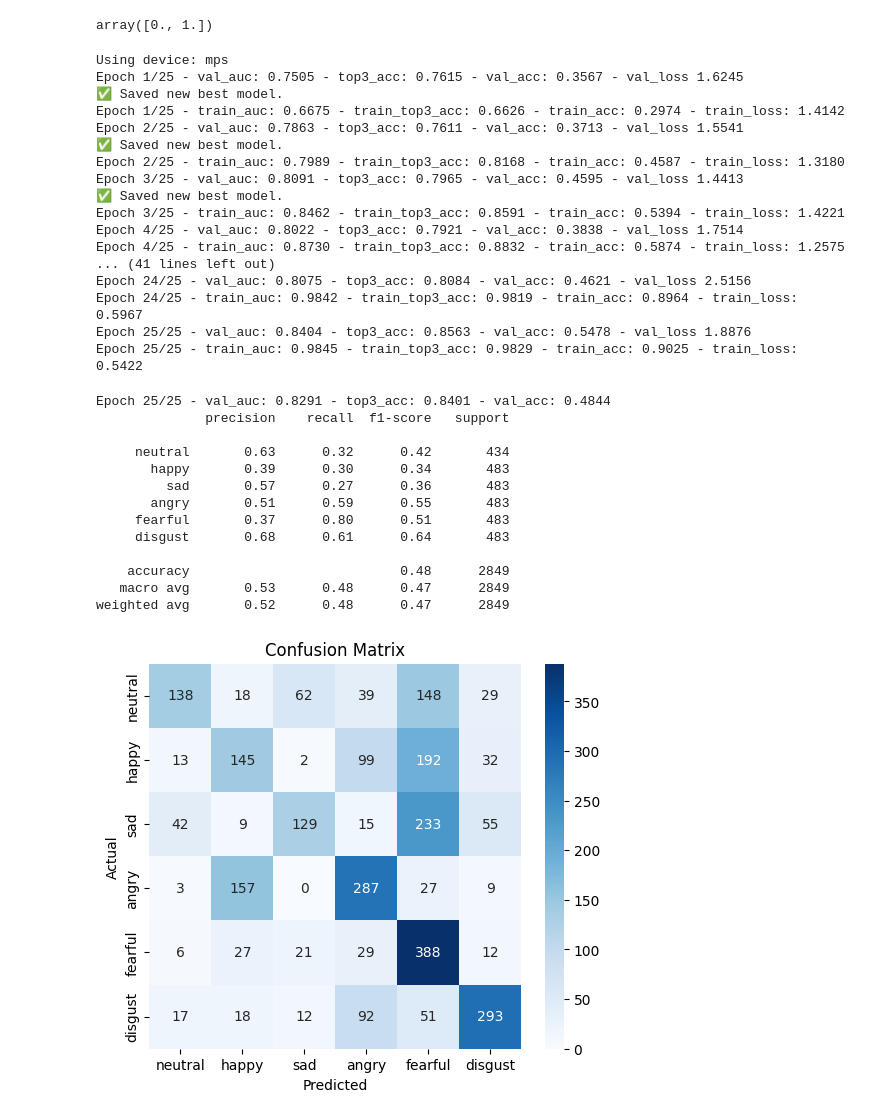
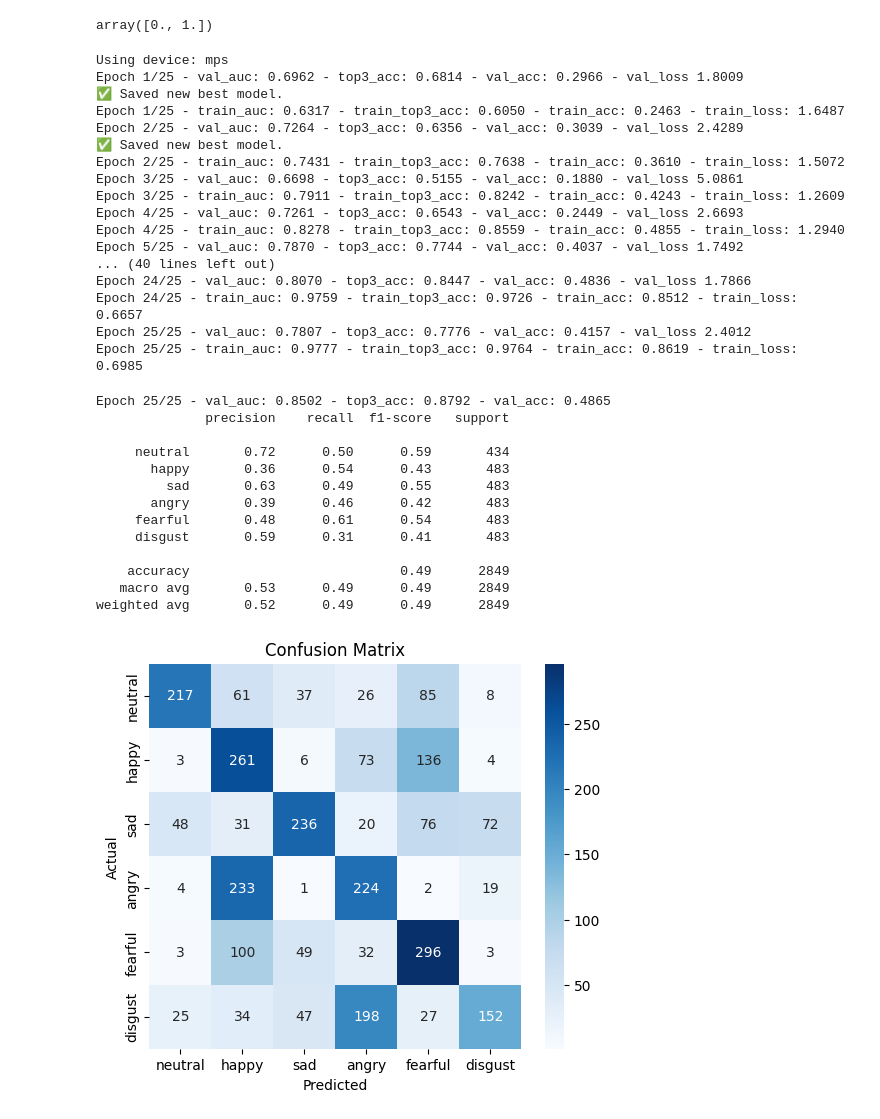
Before and after one commit to michelraskin/simplicialcomplex, a Jupyter notebook: notebook.ipynb, the cells around one changed output. Saved outputs shown, nothing was run; the diff lists cells and outputs as text; code cells hidden in the pictures.

```diff
--- a/notebook.ipynb
+++ b/notebook.ipynb
@@ -158,7 +158,7 @@ else:
 
     myData = np.array([myRaw])
     print('finish data')
-    myData = myData.astype('float32')
+    myData = myData.astype('float16')
     myData = np.transpose(myData, (1, 2, 3, 0))
     myEmotionMap = {
         'neutral': 1, 'calm':2, 'happy':3, 'sad':4, 'angry':5, 'fearful':6, 'disgust':7, 'surprised':8
@@ -187,13 +187,13 @@ else:
                         [meleuclid[key]['data'] for key in sorted(meleuclid.keys()) if meleuclid[key]['type'] % 2 == 1],
                         [meltimeeuclid[key]['data'] for key in sorted(meltimeeuclid.keys()) if meltimeeuclid[key]['type'] % 2 == 0],
                         [meltimeeuclid[key]['data'] for key in sorted(meltimeeuclid.keys()) if meltimeeuclid[key]['type'] % 2 == 1],
-                        [mfccwasserstein[key]['data'] for key in sorted(mfccwasserstein.keys()) if mfccwasserstein[key]['type'] % 2 == 0],
-                        [mfccwasserstein[key]['data'] for key in sorted(mfccwasserstein.keys()) if mfccwasserstein[key]['type'] % 2 == 1],
+                        # [mfccwasserstein[key]['data'] for key in sorted(mfccwasserstein.keys()) if mfccwasserstein[key]['type'] % 2 == 0],
+                        # [mfccwasserstein[key]['data'] for key in sorted(mfccwasserstein.keys()) if mfccwasserstein[key]['type'] % 2 == 1],
                         [melwasserstein[key]['data'] for key in sorted(melwasserstein.keys()) if melwasserstein[key]['type'] % 2 == 0],
                         [melwasserstein[key]['data'] for key in sorted(melwasserstein.keys()) if melwasserstein[key]['type'] % 2 == 1]
                         ])
     print('finish data')
-    myData2 = myData2.astype('float32')
+    myData2 = myData2.astype('float16')
     print(myData2.shape)
     myData2 = np.transpose(myData2, (1, 2, 3, 0))
     print(myData2.shape)
@@ -414,9 +414,10 @@ y_train, y_val, y_test = myY[train_idx], myY[val_idx], myY[test_idx]
 
 
 print(X_train.shape)
-X_train_tensor = torch.tensor(X_train.transpose(0, 3, 1, 2), dtype=torch.float32)
-X_train2_tensor = torch.tensor(X_train2.transpose(0, 3, 1, 2), dtype=torch.float32)
-y_train_tensor = torch.tensor(np.argmax(y_train, axis=1), dtype=torch.long)
+has_noise_idx = np.where(myHasNoise[train_idx] == 0)[0]
+X_train_tensor = torch.tensor(X_train[has_noise_idx].transpose(0, 3, 1, 2), dtype=torch.float32)
+X_train2_tensor = torch.tensor(X_train2[has_noise_idx].transpose(0, 3, 1, 2), dtype=torch.float32)
+y_train_tensor = torch.tensor(np.argmax(y_train[has_noise_idx], axis=1), dtype=torch.long)
 
 has_noise_idx = np.where(myHasNoise[val_idx] == 0)[0]
 X_val_tensor = torch.tensor(X_val[has_noise_idx].transpose(0, 3, 1, 2), dtype=torch.float32)
@@ -490,7 +491,7 @@ class CNNModel2(nn.Module):
     def __init__(self, num_classes=6):
         super(CNNModel2, self).__init__()
         self.features = nn.Sequential(
-            nn.Conv2d(8, 32, kernel_size=3, padding=1),
+            nn.Conv2d(6, 32, kernel_size=3, padding=1),
             nn.ReLU(),
             nn.BatchNorm2d(32),
             nn.MaxPool2d(2),
@@ -498,7 +499,7 @@ class CNNModel2(nn.Module):
             nn.Conv2d(32, 32, kernel_size=3, padding=1),
             nn.ReLU(),
             nn.BatchNorm2d(32),
-            nn.AvgPool2d(2),
+            nn.MaxPool2d(2),
 
             nn.Conv2d(32, 32, kernel_size=3, padding=1),
             nn.ReLU(),
@@ -531,7 +532,7 @@ class CombinedModel(nn.Module):
             nn.Dropout(0.3),
             nn.Linear(32, 32),
             nn.ReLU(),
-            nn.Dropout(0.3),
+            # nn.Dropout(0.3),
             nn.Linear(32, num_classes)
         )
     def forward(self, x1, x2):
@@ -719,22 +720,22 @@ for epoch in range(num_epochs):
     print(f"Epoch {epoch+1}/{num_epochs} - train_auc: {val_auc:.4f} - train_top3_acc: {val_top3:.4f} - train_acc: {accuracy.item():.4f} - train_loss: {loss.item():.4f}")
 # %% [output]
 Using device: mps
-Epoch 1/25 - val_auc: 0.7505 - top3_acc: 0.7615 - val_acc: 0.3567 - val_loss 1.6245
+Epoch 1/25 - val_auc: 0.6962 - top3_acc: 0.6814 - val_acc: 0.2966 - val_loss 1.8009
 ✅ Saved new best model.
-Epoch 1/25 - train_auc: 0.6675 - train_top3_acc: 0.6626 - train_acc: 0.2974 - train_loss: 1.4142
-Epoch 2/25 - val_auc: 0.7863 - top3_acc: 0.7611 - val_acc: 0.3713 - val_loss 1.5541
+Epoch 1/25 - train_auc: 0.6317 - train_top3_acc: 0.6050 - train_acc: 0.2463 - train_loss: 1.6487
+Epoch 2/25 - val_auc: 0.7264 - top3_acc: 0.6356 - val_acc: 0.3039 - val_loss 2.4289
 ✅ Saved new best model.
-Epoch 2/25 - train_auc: 0.7989 - train_top3_acc: 0.8168 - train_acc: 0.4587 - train_loss: 1.3180
-Epoch 3/25 - val_auc: 0.8091 - top3_acc: 0.7965 - val_acc: 0.4595 - val_loss 1.4413
-✅ Saved new best model.
-Epoch 3/25 - train_auc: 0.8462 - train_top3_acc: 0.8591 - train_acc: 0.5394 - train_loss: 1.4221
-Epoch 4/25 - val_auc: 0.8022 - top3_acc: 0.7921 - val_acc: 0.3838 - val_loss 1.7514
-Epoch 4/25 - train_auc: 0.8730 - train_top3_acc: 0.8832 - train_acc: 0.5874 - train_loss: 1.2575
-... (41 lines left out)
-Epoch 24/25 - val_auc: 0.8075 - top3_acc: 0.8084 - val_acc: 0.4621 - val_loss 2.5156
-Epoch 24/25 - train_auc: 0.9842 - train_top3_acc: 0.9819 - train_acc: 0.8964 - train_loss: 0.5967
-Epoch 25/25 - val_auc: 0.8404 - top3_acc: 0.8563 - val_acc: 0.5478 - val_loss 1.8876
-Epoch 25/25 - train_auc: 0.9845 - train_top3_acc: 0.9829 - train_acc: 0.9025 - train_loss: 0.5422
+Epoch 2/25 - train_auc: 0.7431 - train_top3_acc: 0.7638 - train_acc: 0.3610 - train_loss: 1.5072
+Epoch 3/25 - val_auc: 0.6698 - top3_acc: 0.5155 - val_acc: 0.1880 - val_loss 5.0861
+Epoch 3/25 - train_auc: 0.7911 - train_top3_acc: 0.8242 - train_acc: 0.4243 - train_loss: 1.2609
+Epoch 4/25 - val_auc: 0.7261 - top3_acc: 0.6543 - val_acc: 0.2449 - val_loss 2.6693
+Epoch 4/25 - train_auc: 0.8278 - train_top3_acc: 0.8559 - train_acc: 0.4855 - train_loss: 1.2940
+Epoch 5/25 - val_auc: 0.7870 - top3_acc: 0.7744 - val_acc: 0.4037 - val_loss 1.7492
+... (40 lines left out)
+Epoch 24/25 - val_auc: 0.8070 - top3_acc: 0.8447 - val_acc: 0.4836 - val_loss 1.7866
+Epoch 24/25 - train_auc: 0.9759 - train_top3_acc: 0.9726 - train_acc: 0.8512 - train_loss: 0.6657
+Epoch 25/25 - val_auc: 0.7807 - top3_acc: 0.7776 - val_acc: 0.4157 - val_loss 2.4012
+Epoch 25/25 - train_auc: 0.9777 - train_top3_acc: 0.9764 - train_acc: 0.8619 - train_loss: 0.6985
 # %%
 
 # ================================================================
@@ -747,7 +748,7 @@ Epoch 25/25 - train_auc: 0.9845 - train_top3_acc: 0.9829 - train_acc: 0.9025 - t
 # model2.eval()
 # fusion.eval()
 model_comb.load_state_dict(torch.load("best_model_comb.pth"))
-model_comb.eval()\
+model_comb.eval()
 
 all_preds, all_labels, all_preds2, all_labels2 = [], [], [], []
 with torch.no_grad():
@@ -769,44 +770,44 @@ with torch.no_grad():
 
     val_preds = torch.cat(all_preds2)
     val_labels = torch.cat(all_labels2)
     val_auc = auroc(val_preds, val_labels).item()
     val_top3 = top3acc(val_preds, val_labels).item()
 
     y_pred = torch.argmax(val_preds, dim=1)
 
     accuracy = (y_pred == val_labels).float().mean()
 
     print(f"Epoch {epoch+1}/{num_epochs} - val_auc: {val_auc:.4f} - top3_acc: {val_top3:.4f} - val_acc: {accuracy.item():.4f}")
 
 # Classification report
 class_labels = ['neutral', 'happy', 'sad', 'angry', 'fearful', 'disgust']
 report = classification_report(all_labels, all_preds, target_names=class_labels)
 print(report)
 
 # Confusion matrix
 cm = confusion_matrix(all_labels, all_preds)
 cm_df = pd.DataFrame(cm, index=class_labels, columns=class_labels)
 plt.figure(figsize=(6, 5))
 sns.heatmap(cm_df, annot=True, fmt='d', cmap='Blues')
 plt.xlabel('Predicted')
 plt.ylabel('Actual')
 plt.title('Confusion Matrix')
 plt.show()
 # %% [output]
-Epoch 25/25 - val_auc: 0.8291 - top3_acc: 0.8401 - val_acc: 0.4844
+Epoch 25/25 - val_auc: 0.8502 - top3_acc: 0.8792 - val_acc: 0.4865
               precision    recall  f1-score   support
 
-     neutral       0.63      0.32      0.42       434
-       happy       0.39      0.30      0.34       483
-         sad       0.57      0.27      0.36       483
-       angry       0.51      0.59      0.55       483
-     fearful       0.37      0.80      0.51       483
-     disgust       0.68      0.61      0.64       483
+     neutral       0.72      0.50      0.59       434
+       happy       0.36      0.54      0.43       483
+         sad       0.63      0.49      0.55       483
+       angry       0.39      0.46      0.42       483
+     fearful       0.48      0.61      0.54       483
+     disgust       0.59      0.31      0.41       483
 
-    accuracy                           0.48      2849
-   macro avg       0.53      0.48      0.47      2849
-weighted avg       0.52      0.48      0.47      2849
+    accuracy                           0.49      2849
+   macro avg       0.53      0.49      0.49      2849
+weighted avg       0.52      0.49      0.49      2849
-[figure, old version]
+[figure, new version]
 # %%
 class CNNModel(nn.Module):
     def __init__(self, num_classes=6):
```
Also changed, not shown: parts of 8 cells of this notebook.
